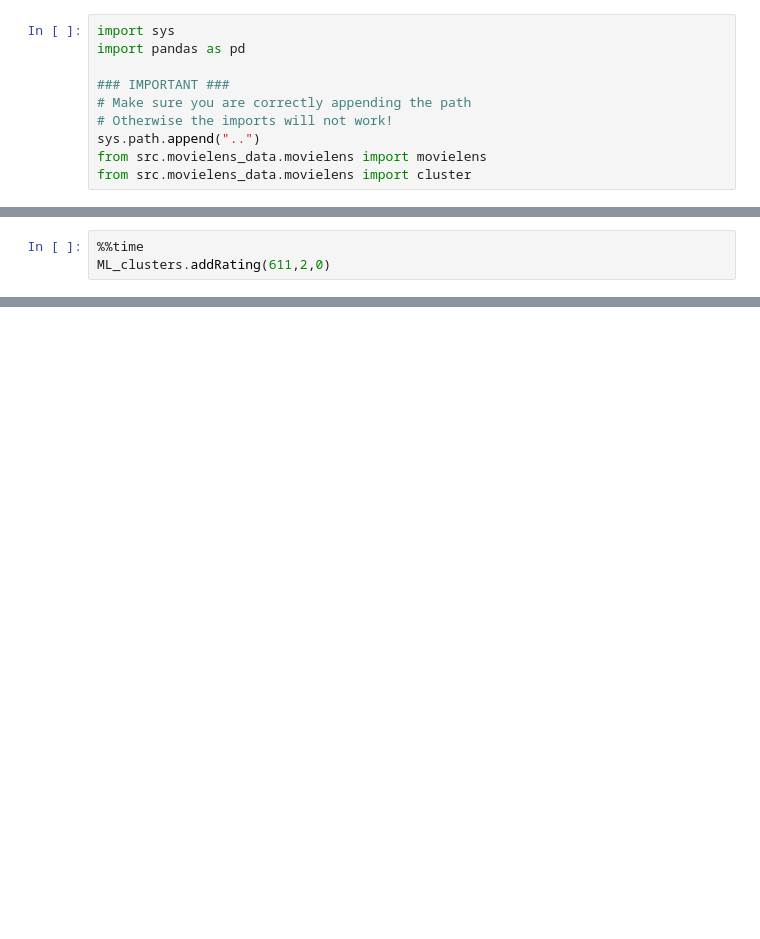
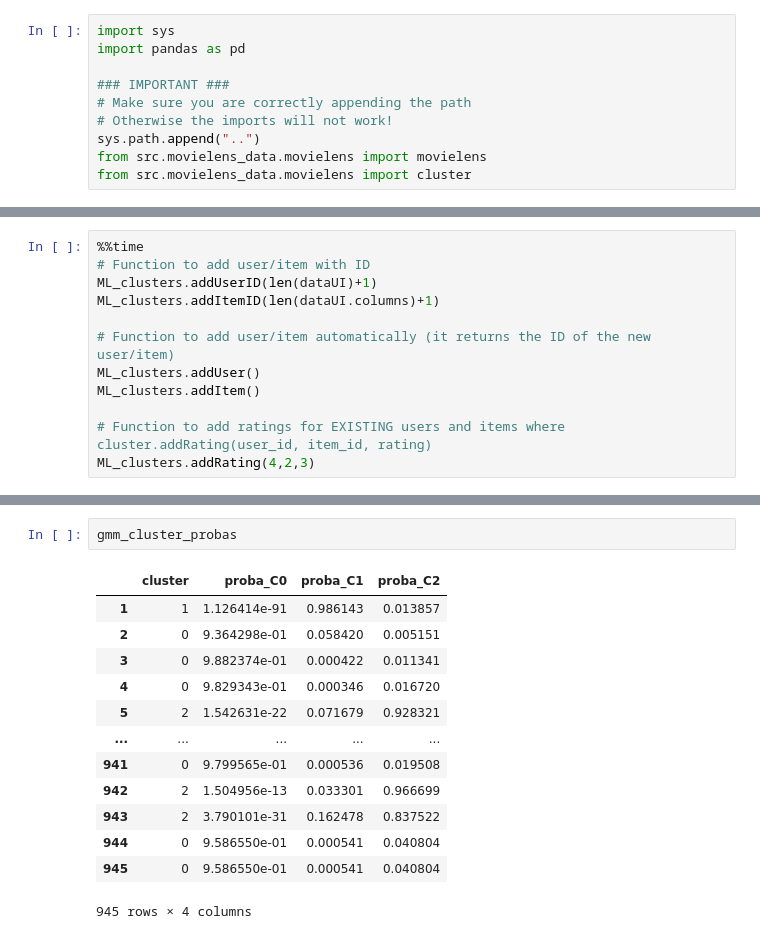
Before and after one commit to niniack/rec-sys-dynamics, a Jupyter notebook: code/examples/movielens_example.ipynb, the cells around one changed output, grey strips where cells are left out. Saved outputs shown, nothing was run; the diff lists cells and outputs as text; blank space fills up the shorter version.

```diff
--- a/code/examples/movielens_example.ipynb
+++ b/code/examples/movielens_example.ipynb
@@ -57,3 +64,0 @@ ML_clusters.SVD(3)
-# %%
-%%time
-ML_clusters.addRating(611,2,0)
@@ -70,0 +73,12 @@ km_clusters = ML_clusters.kmeans(3)
+# %%
+%%time
+# Function to add user/item with ID
+ML_clusters.addUserID(len(dataUI)+1)
+ML_clusters.addItemID(len(dataUI.columns)+1)
+
+# Function to add user/item automatically (it returns the ID of the new user/item)
+ML_clusters.addUser()
+ML_clusters.addItem()
+
+# Function to add ratings for EXISTING users and items where cluster.addRating(user_id, item_id, rating)
+ML_clusters.addRating(4,2,3)
@@ -71,2 +117,18 @@ km_clusters = ML_clusters.kmeans(3)
+# %%
+gmm_cluster_probas
+# %% [output]
+|  | cluster | proba_C0 | proba_C1 | proba_C2 |
+| 1 | 1 | 1.126414e-91 | 0.986143 | 0.013857 |
+| 2 | 0 | 9.364298e-01 | 0.058420 | 0.005151 |
+| 3 | 0 | 9.882374e-01 | 0.000422 | 0.011341 |
+| 4 | 0 | 9.829343e-01 | 0.000346 | 0.016720 |
+| 5 | 2 | 1.542631e-22 | 0.071679 | 0.928321 |
+| ... | ... | ... | ... | ... |
+| 941 | 0 | 9.799565e-01 | 0.000536 | 0.019508 |
+| 942 | 2 | 1.504956e-13 | 0.033301 | 0.966699 |
+| 943 | 2 | 3.790101e-31 | 0.162478 | 0.837522 |
+| 944 | 0 | 9.586550e-01 | 0.000541 | 0.040804 |
+| 945 | 0 | 9.586550e-01 | 0.000541 | 0.040804 |
+945 rows × 4 columns
 # %%
 # plot data and clusters (True for colour-coded clusters, if False it will just plot latent features in monotone)
```
Also changed, not shown: parts of 21 cells of this notebook, 2 other files.
